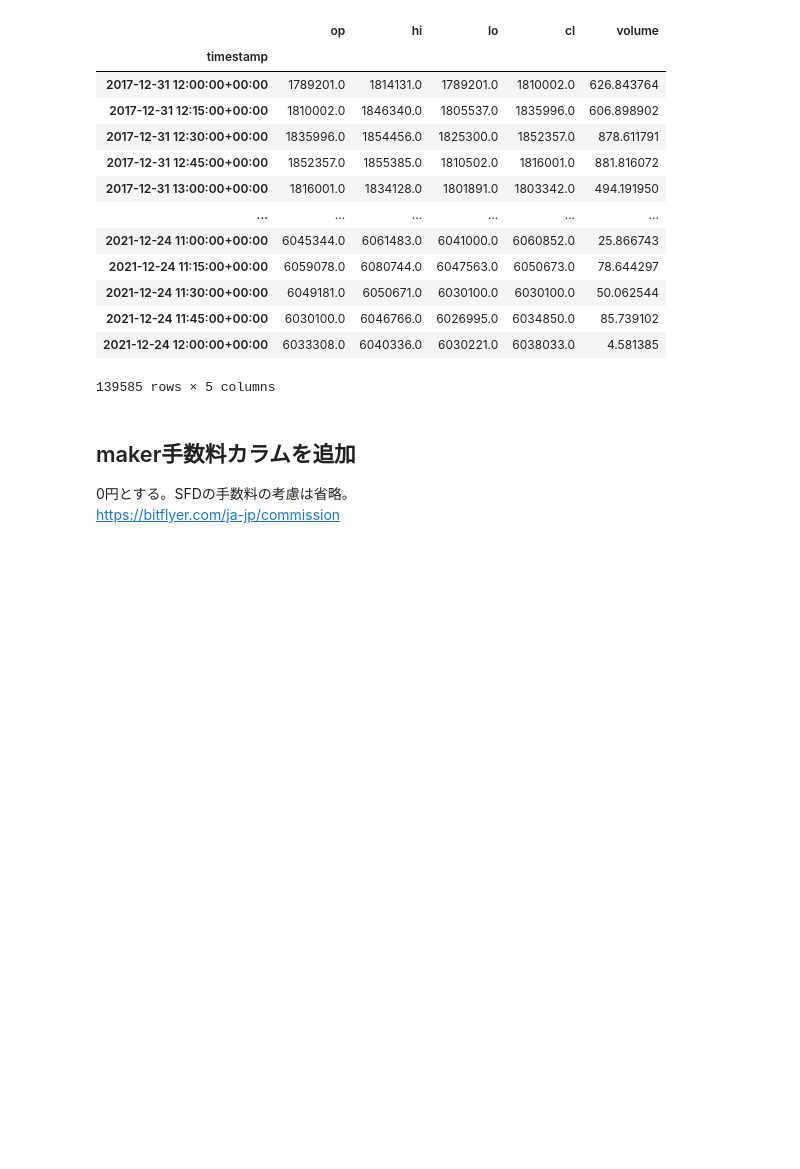
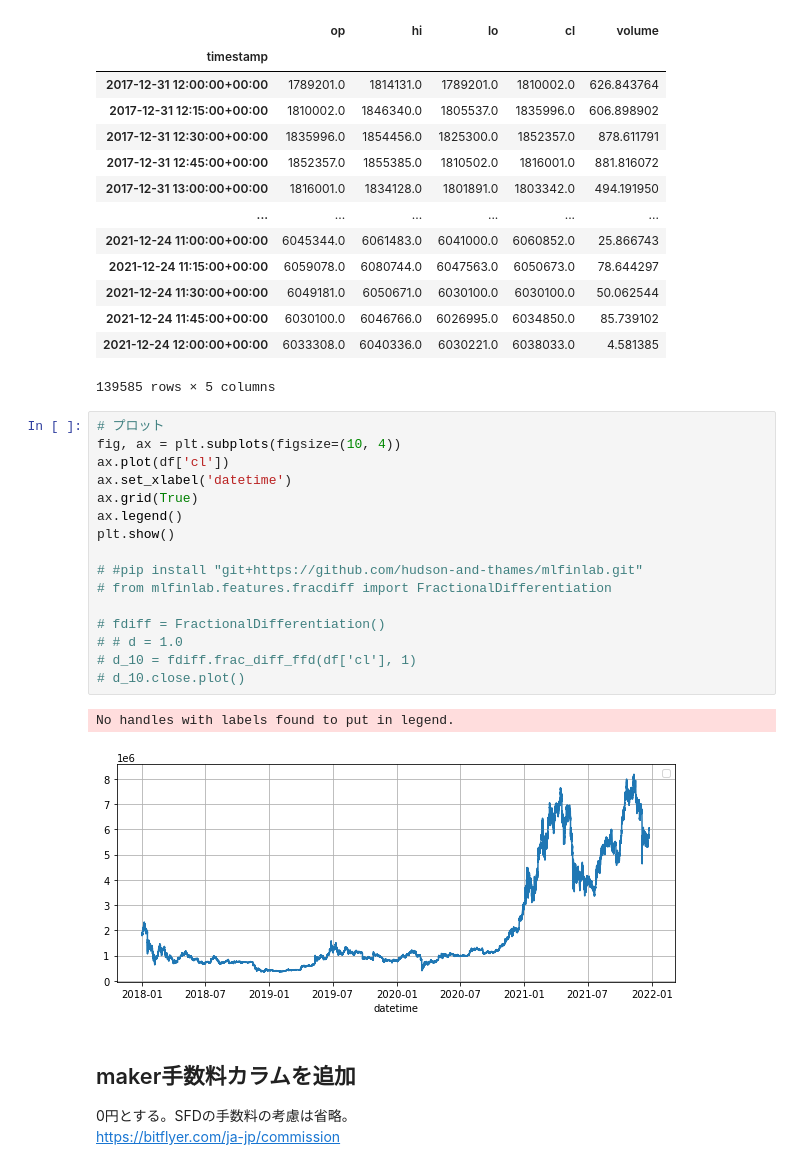
Before and after one commit to yydevelop/bot, a Jupyter notebook: bitflyerbot/tutorial-bitflyer.ipynb, the cells around one changed output. Drawn from its saved outputs; the diff is of its cells as text; blank space fills up the shorter version.

```diff
--- a/bitflyerbot/tutorial-bitflyer.ipynb
+++ b/bitflyerbot/tutorial-bitflyer.ipynb
@@ -97,6 +97,25 @@ df.to_pickle('df_bf_fx_ohlcv.pkl')
 | 2021-12-24 11:45:00+00:00 | 6030100.0 | 6046766.0 | 6026995.0 | 6034850.0 | 85.739102 |
 | 2021-12-24 12:00:00+00:00 | 6033308.0 | 6040336.0 | 6030221.0 | 6038033.0 | 4.581385 |
 139585 rows × 5 columns
+# %%
+# プロット
+fig, ax = plt.subplots(figsize=(10, 4))
+ax.plot(df['cl'])
+ax.set_xlabel('datetime')
+ax.grid(True)
+ax.legend()
+plt.show()
+
+# #pip install "git+https://github.com/hudson-and-thames/mlfinlab.git"
+# from mlfinlab.features.fracdiff import FractionalDifferentiation
+
+# fdiff = FractionalDifferentiation()
+# # d = 1.0
+# d_10 = fdiff.frac_diff_ffd(df['cl'], 1)
+# d_10.close.plot()
+# %% [output]
+No handles with labels found to put in legend.
+[figure, added]
 # %% [markdown]
 ## maker手数料カラムを追加
 0円とする。SFDの手数料の考慮は省略。
```
Also changed, not shown: parts of 7 cells of this notebook, 1 other file.
